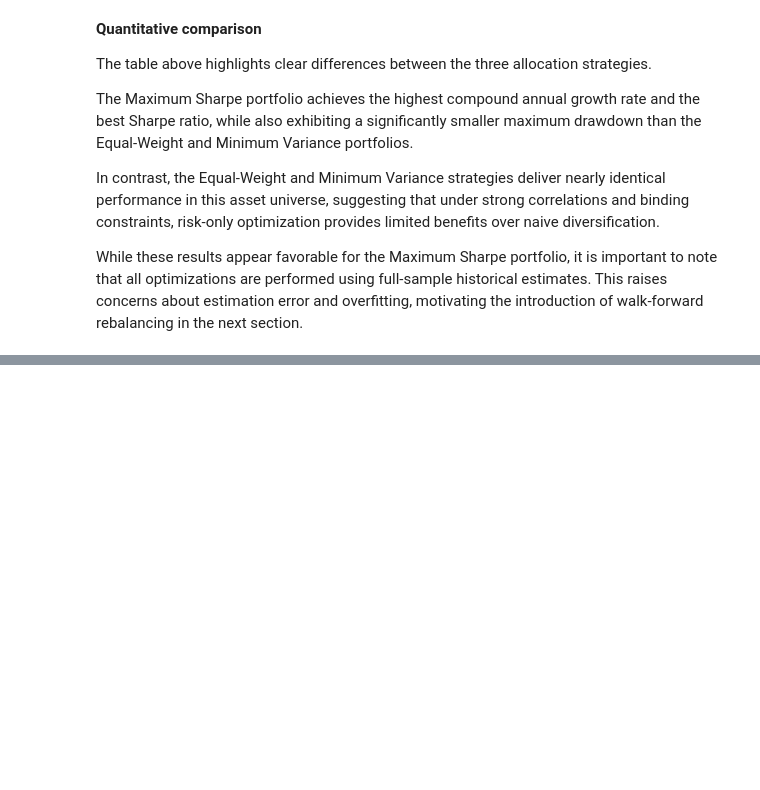
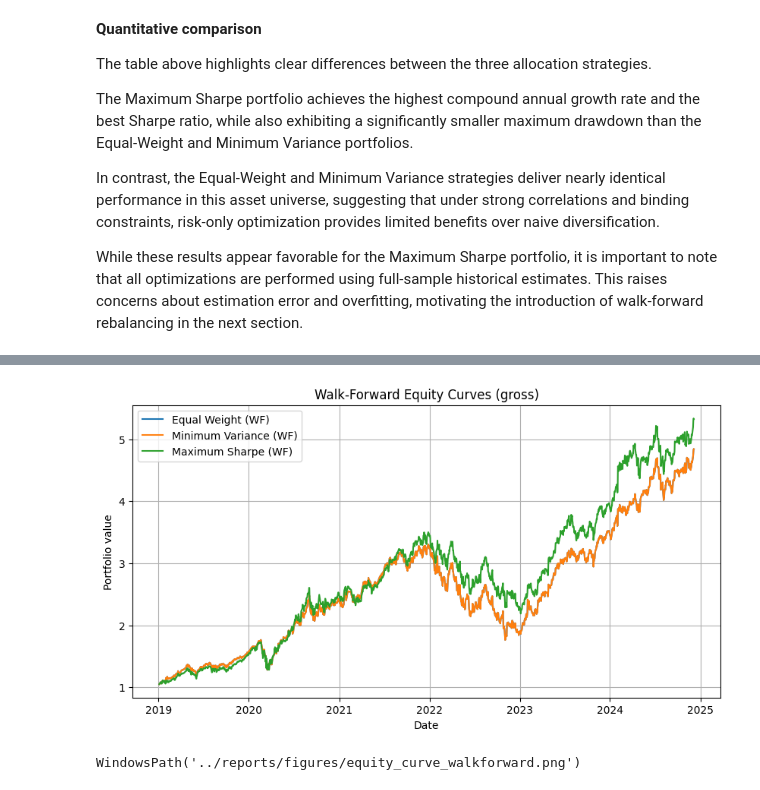
Before and after one commit to Morales-Mathieu/portfolio-optimization-methods, a Jupyter notebook: notebooks/01_portfolio_optimization_walkforward.ipynb, the cells around one changed output, grey strips where cells are left out. Drawn from its saved outputs; the diff is of its cells as text; code cells hidden in the pictures; blank space fills up the shorter version.

```diff
--- a/notebooks/01_portfolio_optimization_walkforward.ipynb
+++ b/notebooks/01_portfolio_optimization_walkforward.ipynb
@@ -408,0 +468,22 @@ next section.
+# %%
+for t0 in walkforward_starts:
+
+    train = returns.iloc[t0 - TRAIN_WINDOW : t0]
+    test  = returns.iloc[t0 : t0 + TEST_WINDOW]
+
+    w_eq = np.repeat(1 / train.shape[1], train.shape[1])
+    wf_returns_eq.append(test @ w_eq)
+
+    w_minvar = min_variance_weights(train, max_weight=0.4)
+    wf_weights_minvar.append(w_minvar)
+    wf_returns_minvar.append(test @ w_minvar.values)
+
+    w_maxsh = max_sharpe_weights(train, max_weight=0.4, rf=0.0)
+    wf_weights_maxsharpe.append(w_maxsh)
+    wf_returns_maxsharpe.append(test @ w_maxsh.values)
+
+wf_returns_eq = pd.concat(wf_returns_eq).sort_index()
+wf_returns_minvar = pd.concat(wf_returns_minvar).sort_index()
+wf_returns_maxsharpe = pd.concat(wf_returns_maxsharpe).sort_index()
+
+wf_returns_eq.head(), wf_returns_eq.index.min(), wf_returns_eq.index.max()
@@ -408,0 +500,6 @@ next section.
+# %%
+wf_equity_eq = (1 + wf_returns_eq).cumprod()
+wf_equity_minvar = (1 + wf_returns_minvar).cumprod()
+wf_equity_maxsharpe = (1 + wf_returns_maxsharpe).cumprod()
+
+wf_equity_eq.head()
@@ -408,0 +514,18 @@ next section.
+# %%
+plt.plot(wf_equity_eq, label="Equal Weight (WF)")
+plt.plot(wf_equity_minvar, label="Minimum Variance (WF)")
+plt.plot(wf_equity_maxsharpe, label="Maximum Sharpe (WF)")
+
+plt.title("Walk-Forward Equity Curves (gross)")
+plt.ylabel("Portfolio value")
+plt.xlabel("Date")
+plt.grid(True)
+plt.legend()
+
+plt.savefig(FIG_DIR / "equity_curve_walkforward.png", dpi=200, bbox_inches="tight")
+plt.show()
+
+FIG_DIR / "equity_curve_walkforward.png"
+# %% [output]
+[figure, added]
+WindowsPath('../reports/figures/equity_curve_walkforward.png')
```
Also changed, not shown: parts of 31 cells of this notebook, 8 other files.
